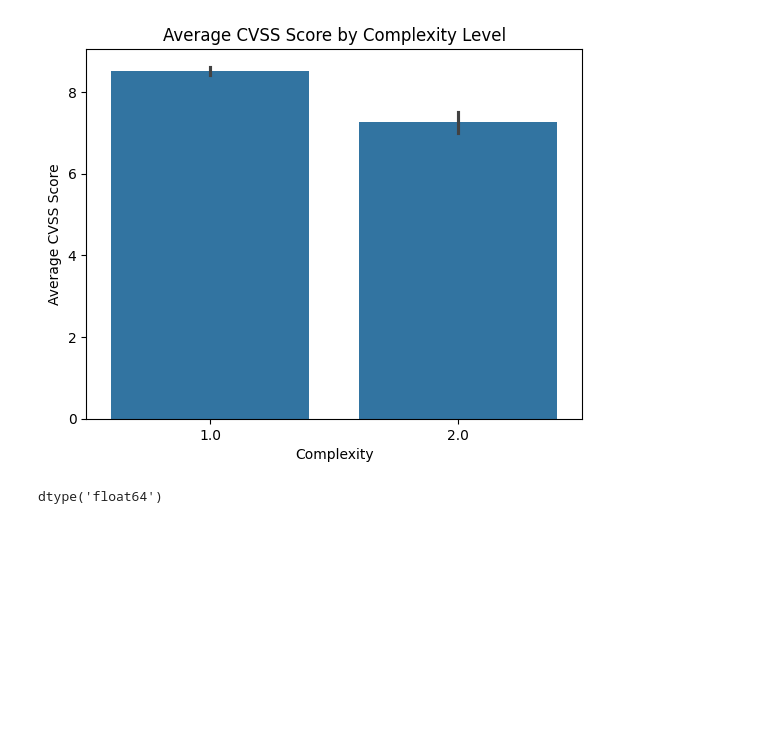
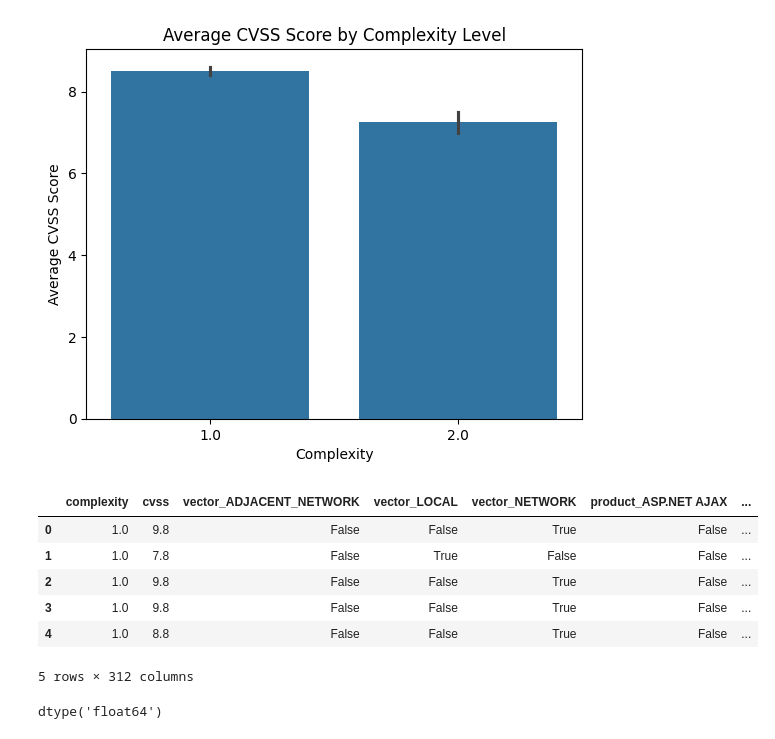
Before and after one commit to S10241798/AITT, a Jupyter notebook: AITT Assignment.ipynb, the cells around one changed output. Cells and saved outputs as stored; diff of their text form; code cells hidden in the pictures; blank space fills up the shorter version.

```diff
--- a/AITT Assignment.ipynb
+++ b/AITT Assignment.ipynb
@@ -378,3 +392,13 @@ y = df_encoded["cvss"]
+# %%
+df_clean.head()
+# %% [output]
+|  | complexity | cvss | vector_ADJACENT_NETWORK | vector_LOCAL | vector_NETWORK | product_ASP.NET AJAX | ... |
+| 0 | 1.0 | 9.8 | False | False | True | False | ... |
+| 1 | 1.0 | 7.8 | False | True | False | False | ... |
+| 2 | 1.0 | 9.8 | False | False | True | False | ... |
+| 3 | 1.0 | 9.8 | False | False | True | False | ... |
+| 4 | 1.0 | 8.8 | False | False | True | False | ... |
+5 rows × 312 columns
 # %%
 Q1 = df["cvss"].quantile(0.25)
 Q3 = df["cvss"].quantile(0.75)
```
Also changed, not shown: parts of 13 cells of this notebook.
